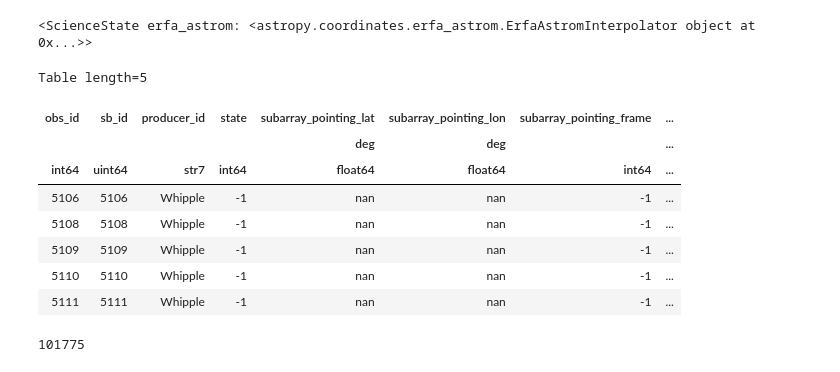
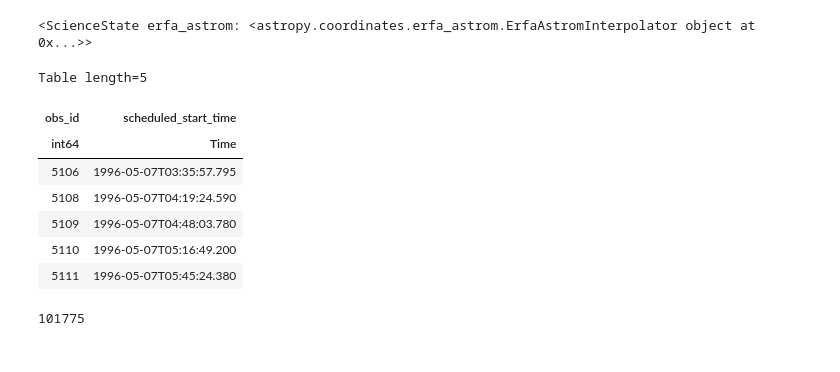
Before and after one commit to maxnoe/whipple-analysis-ctapipe, a Jupyter notebook: alpha.ipynb, the cells around one changed output. Saved outputs shown, nothing was run; the diff lists cells and outputs as text; code cells hidden in the pictures.

Commit message:
Better obs table

```diff
--- a/alpha.ipynb
+++ b/alpha.ipynb
@@ -21,17 +21,17 @@ with TableLoader("build/on.dl1.h5") as loader:
     events = loader.read_telescope_events(pointing=True)
     obs = loader.read_observation_information()
 # %%
-obs
+obs["scheduled_start_time"].format = "isot"
+obs[["obs_id", "scheduled_start_time"]]
 # %% [output]
 Table length=5
-| obs_id | sb_id | producer_id | state | subarray_pointing_lat | subarray_pointing_lon | subarray_pointing_frame | ... |
-|  |  |  |  | deg | deg |  | ... |
-| int64 | uint64 | str7 | int64 | float64 | float64 | int64 | ... |
-| 5106 | 5106 | Whipple | -1 | nan | nan | -1 | ... |
-| 5108 | 5108 | Whipple | -1 | nan | nan | -1 | ... |
-| 5109 | 5109 | Whipple | -1 | nan | nan | -1 | ... |
-| 5110 | 5110 | Whipple | -1 | nan | nan | -1 | ... |
-| 5111 | 5111 | Whipple | -1 | nan | nan | -1 | ... |
+| obs_id | scheduled_start_time |
+| int64 | Time |
+| 5106 | 1996-05-07T03:35:57.795 |
+| 5108 | 1996-05-07T04:19:24.590 |
+| 5109 | 1996-05-07T04:48:03.780 |
+| 5110 | 1996-05-07T05:16:49.200 |
+| 5111 | 1996-05-07T05:45:24.380 |
 # %%
 len(events)
 # %% [output]
```
